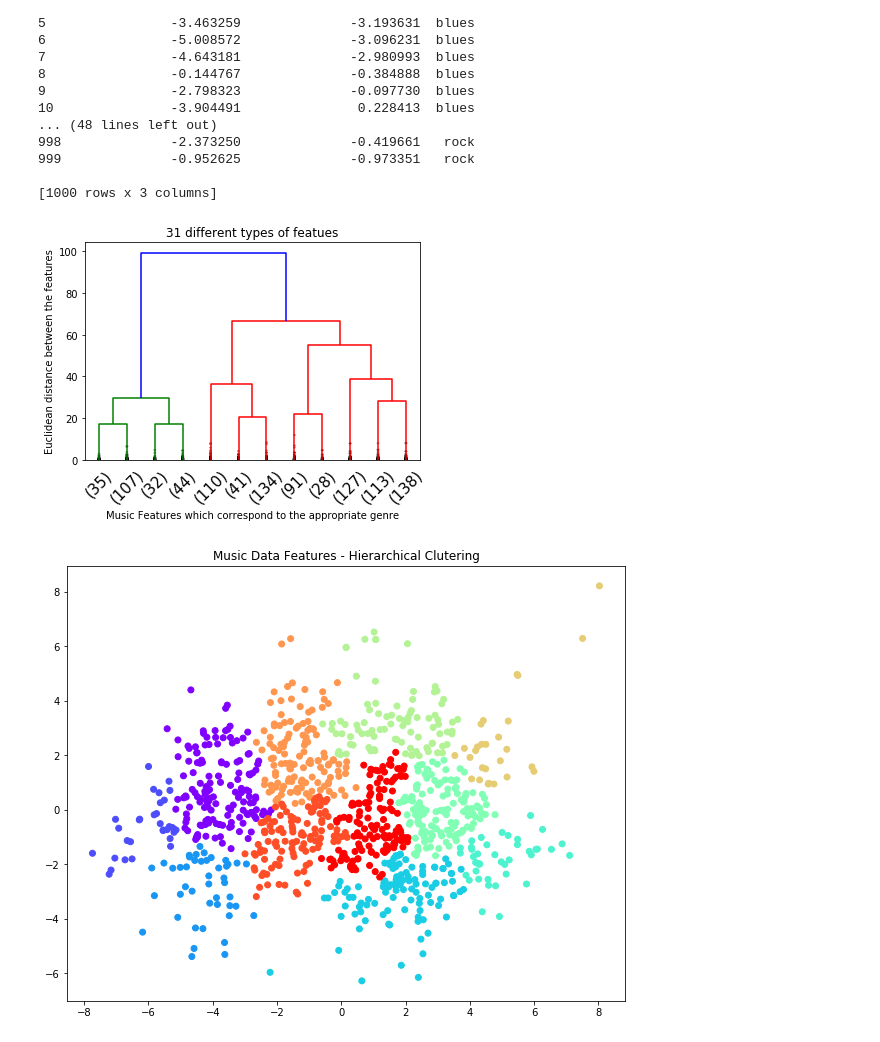
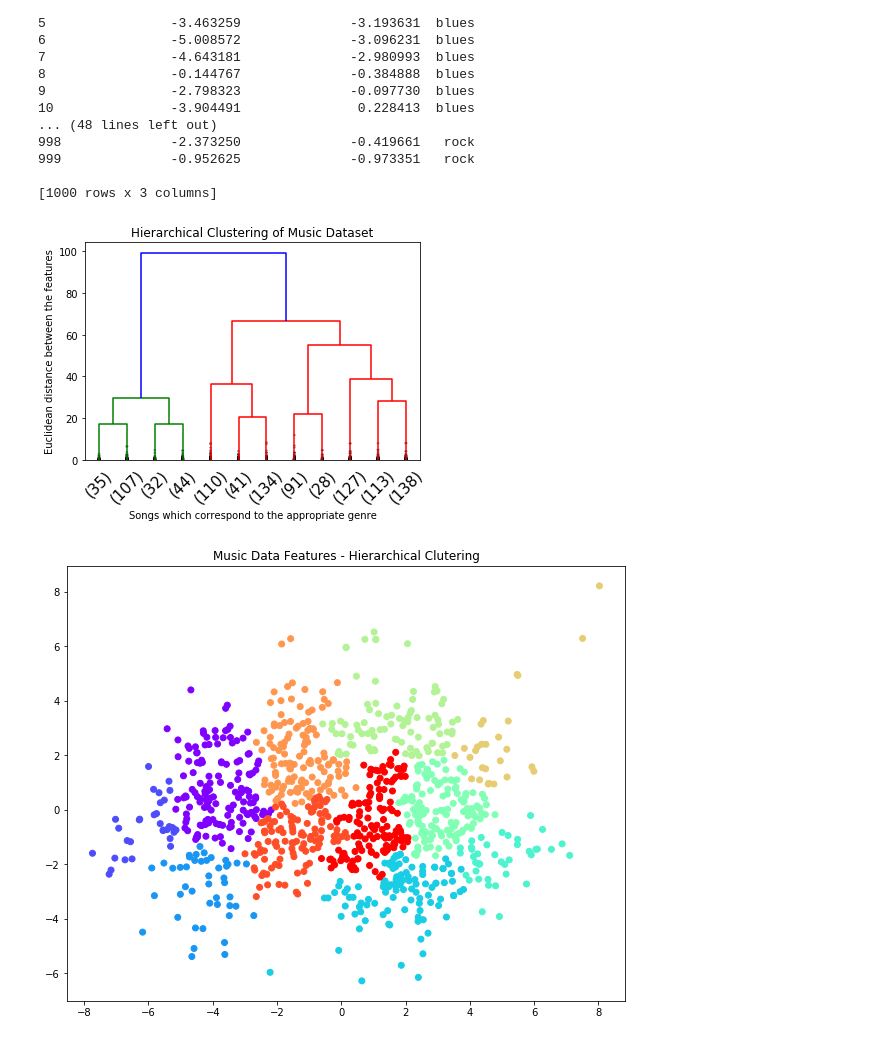
Before and after one commit to DylanCarey94/FYP-Music-Feature-Extraction-Music-Classification-Machine-Learning-Techniques, a Jupyter notebook: PCA with Hierarchical Clustering.ipynb, the cells around one changed output. Drawn from its saved outputs; the diff is of its cells as text; code cells hidden in the pictures.

```diff
--- a/PCA with Hierarchical Clustering.ipynb
+++ b/PCA with Hierarchical Clustering.ipynb
@@ -134,13 +134,13 @@ z = linkage(principalDf, method = 'ward')
 # %%
 import scipy.cluster.hierarchy as sch
 den = sch.dendrogram(z, truncate_mode= "lastp", p =12, leaf_rotation=45,leaf_font_size=15, show_contracted=True)
 #den = sch.dendrogram(z)
-plt.title('31 different types of featues')
-plt.xlabel('Music Features which correspond to the appropriate genre')
+plt.title('Hierarchical Clustering of Music Dataset')
+plt.xlabel('Songs which correspond to the appropriate genre')
 plt.ylabel('Euclidean distance between the features');
 plt.show()
 # %% [output]
-[figure, old version]
+[figure, new version]
 # %%
 #Look at this in future
 #https://stackabuse.com/hierarchical-clustering-with-python-and-scikit-learn/
```
Also changed, not shown: parts of 5 cells of this notebook, 1 other file.
